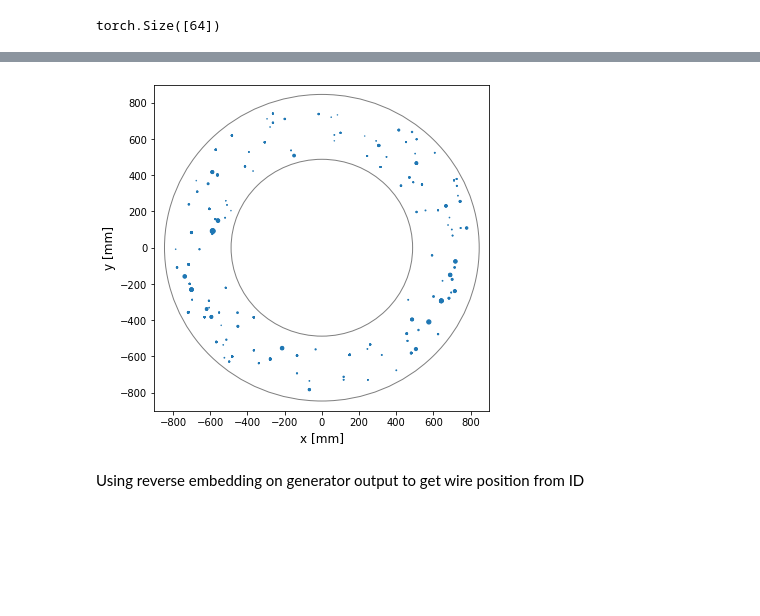
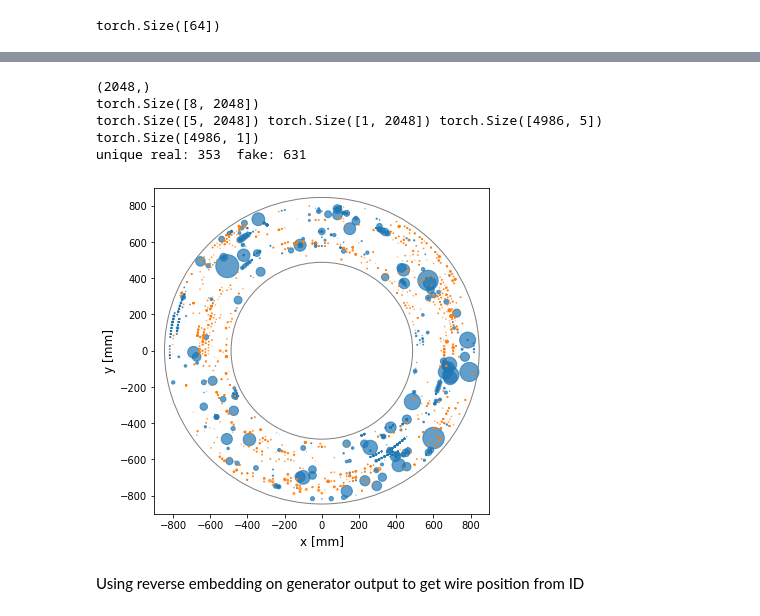
Before and after one commit to mdubouch/noise-gan, a Jupyter notebook: noise_info.ipynb, the cells around one changed output, grey strips where cells are left out. Saved outputs shown, nothing was run; the diff lists cells and outputs as text; code cells hidden in the pictures; blank space fills up the shorter version.

```diff
--- a/noise_info.ipynb
+++ b/noise_info.ipynb
@@ -1217,22 +1240,44 @@ plt.show()
 # %%
 def compare(n_hits):
+
+    plt.figure(figsize=(6,6))
+    only_walls(plt.gca())
+
+    i = np.random.randint(0, wx.size - n_hits)
+    real_wire = wire[i:i+n_hits]
+    real_edep = edep[i:i+n_hits]
+    print(real_wire.shape)
+    plt.scatter(wire_x[real_wire], wire_y[real_wire], s=real_edep*1e3, alpha=0.7)
+
     fake_sample = sample_fake(n_hits // hit_group_size).permute(1, 0, 2).flatten(1, 2)
     fake_sample = minmax_descale(fake_sample, train_min, train_max).detach().cpu()
-    #print(fake_sample.shape) # n_features, n_hit
+    print(fake_sample.shape) # n_features, n_hit
     embed_pos = fake_sample[-5:]
 
-    dot = torch.tensordot(embed_pos.T, model.embed.weight.data.T, dims=1)
+    pos_norm = torch.norm(embed_pos, dim=0, keepdim=True)
+    print(embed_pos.shape, pos_norm.shape, model.embed.weight.data.shape)
+    weights = model.embed.weight.data.detach()
+    weight_norm = torch.norm(weights, dim=1, keepdim=True)
+    print(weight_norm.shape)
+    #return
+
+    dot = torch.tensordot((embed_pos / pos_norm).T, (weights / weight_norm).T, dims=1)
     #print(dot.shape) # n_hit, 4986
     nearest = torch.argmax(dot, dim=1)
     #print(nearest.shape) # n_hit
 
-    plt.figure(figsize=(6,6))
-    only_walls(plt.gca())
-    plt.scatter(wire_x[nearest], wire_y[nearest], s=np.power(10,fake_sample[0]) * 1e3)
+    plt.scatter(wire_x[nearest], wire_y[nearest], s=np.power(10,fake_sample[0]) * 1e3, alpha=0.7)
+
+    print('unique real: %d  fake: %d' % (np.unique(real_wire).size, np.unique(nearest).size))
 
 compare(2048)
 # %% [output]
+(2048,)
+torch.Size([8, 2048])
+torch.Size([5, 2048]) torch.Size([1, 2048]) torch.Size([4986, 5])
+torch.Size([4986, 1])
+unique real: 353  fake: 631
-[figure, old version]
+[figure, new version]
 # %%
 from scipy.spatial.distance import cdist
 wire_count = cum_n_wires[-1]
```
Also changed, not shown: parts of 15 cells of this notebook.
